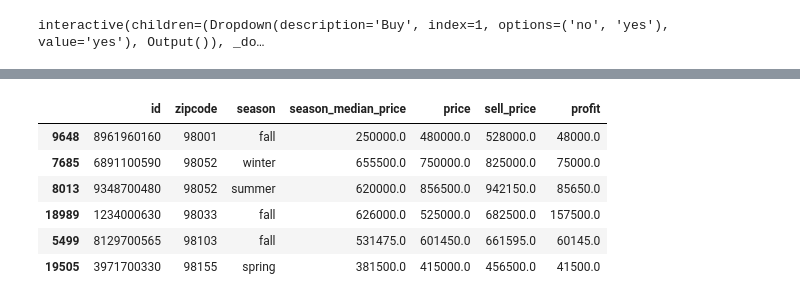
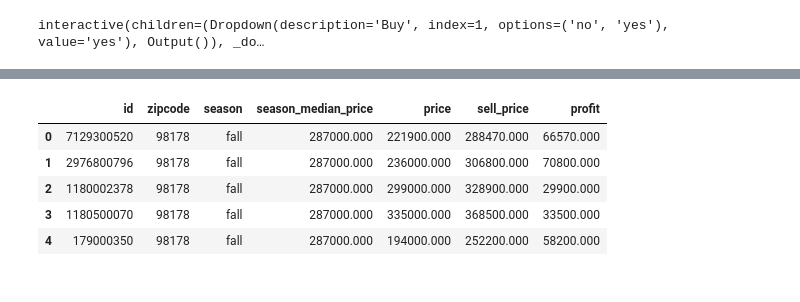
Before and after one commit to Leonardodsch/house-rocket-insights, a Jupyter notebook: house_rocket_insights.ipynb, the cells around one changed output, grey strips where cells are left out. Saved outputs shown, nothing was run; the diff lists cells and outputs as text; code cells hidden in the pictures.

```diff
--- a/house_rocket_insights.ipynb
+++ b/house_rocket_insights.ipynb
@@ -30,6 +30,8 @@ def jupyter_settings():
     sns.set()
 
 pd.set_option('display.max_columns', None)
+pd.set_option('display.float_format', lambda x: '%.3f' % x)
+sns.set(rc={'figure.figsize':(18,9)})
 # %% [markdown]
 ## 0.2 Loading Data
 # %%
@@ -298,12 +340,12 @@ data = pd.merge(data,df3, on=['zipcode','season'], how='inner')
 data['sell_price'] = data[['season_median_price','price']].apply(lambda x: (x['price']*0.1 + x['price']) if x['price'] >= x['season_median_price'] else (x['price']*0.3 + x['price']), axis=1)
 data['profit'] = data[['sell_price','price']].apply(lambda x: x['sell_price'] - x['price'], axis=1)
 # %%
-data[['id', 'zipcode', 'season','season_median_price','price','sell_price','profit']].sample(6)
+df_sugestions02 = data[['id', 'zipcode', 'season','season_median_price','price','sell_price','profit']]
+df_sugestions02.head()
 # %% [output]
 |  | id | zipcode | season | season_median_price | price | sell_price | profit |
-| 9648 | 8961960160 | 98001 | fall | 250000.0 | 480000.0 | 528000.0 | 48000.0 |
-| 7685 | 6891100590 | 98052 | winter | 655500.0 | 750000.0 | 825000.0 | 75000.0 |
-| 8013 | 9348700480 | 98052 | summer | 620000.0 | 856500.0 | 942150.0 | 85650.0 |
-| 18989 | 1234000630 | 98033 | fall | 626000.0 | 525000.0 | 682500.0 | 157500.0 |
-| 5499 | 8129700565 | 98103 | fall | 531475.0 | 601450.0 | 661595.0 | 60145.0 |
-| 19505 | 3971700330 | 98155 | spring | 381500.0 | 415000.0 | 456500.0 | 41500.0 |
+| 0 | 7129300520 | 98178 | fall | 287000.000 | 221900.000 | 288470.000 | 66570.000 |
+| 1 | 2976800796 | 98178 | fall | 287000.000 | 236000.000 | 306800.000 | 70800.000 |
+| 2 | 1180002378 | 98178 | fall | 287000.000 | 299000.000 | 328900.000 | 29900.000 |
+| 3 | 1180500070 | 98178 | fall | 287000.000 | 335000.000 | 368500.000 | 33500.000 |
+| 4 | 179000350 | 98178 | fall | 287000.000 | 194000.000 | 252200.000 | 58200.000 |
```
Also changed, not shown: parts of 64 cells of this notebook, 4 other files.
